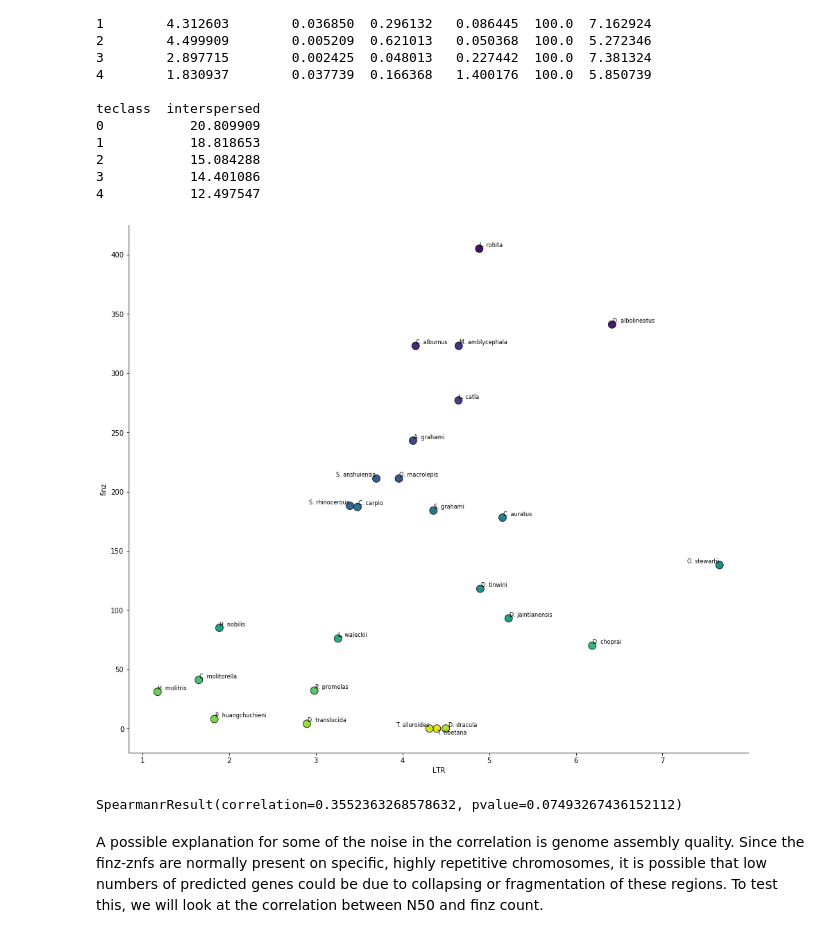
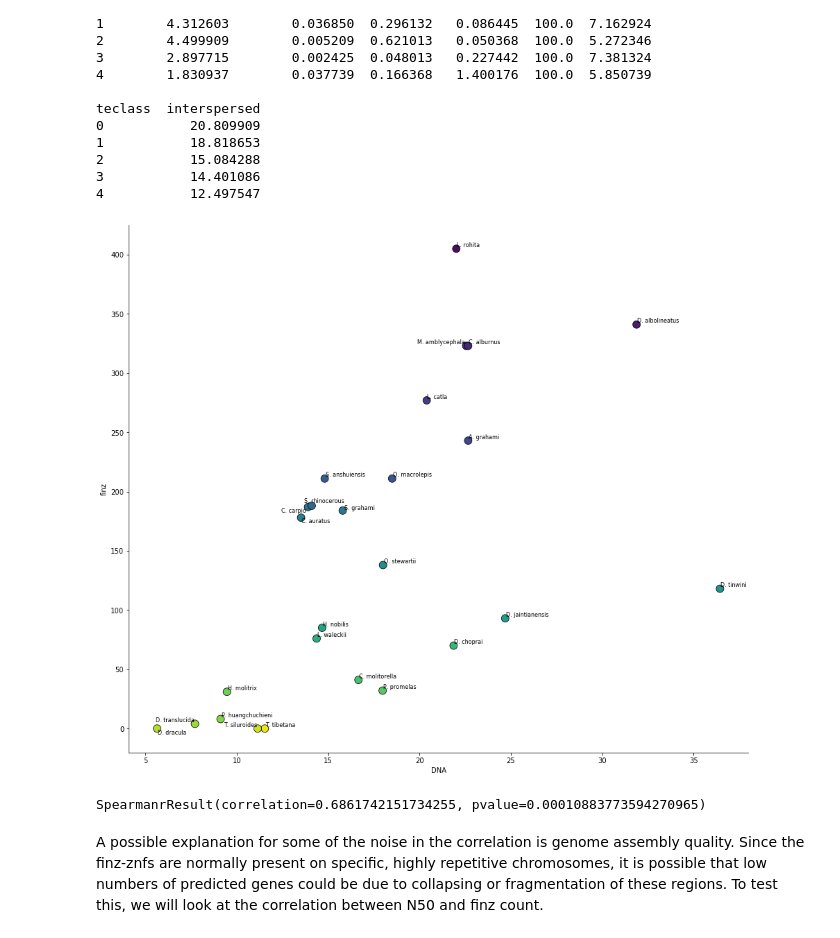
Before and after one commit to jonathan-wells/finz-znf, a Jupyter notebook: analysis/finz_te_correlation.ipynb, the cells around one changed output. Saved outputs shown, nothing was run; the diff lists cells and outputs as text; code cells hidden in the pictures.

```diff
--- a/analysis/finz_te_correlation.ipynb
+++ b/analysis/finz_te_correlation.ipynb
@@ -71,31 +72,31 @@ teclass  interspersed
 3           14.401086
 4           12.497547
 # %%
-column = 'LTR'
+column = 'DNA'
 fig, ax = plt.subplots(figsize=(16, 14))
 sns.scatterplot(data=count_df.loc[~count_df.species.isin(['Danio_rerio', 'Danio_aesculapii', 'Danio_kyathit'])],
                 x=column,
                 y='finz',
                 hue='species',
                 palette='viridis_r',
                 edgecolor='k',
                 s=120,
                 ax=ax)
 ax.get_legend().remove()
 
 labels = []
 for row in count_df.loc[~count_df.species.isin(['Danio_rerio', 'Danio_aesculapii', 'Danio_kyathit'])].iterrows():
     label = row[1]['species'].split('_')[0][0] +'. '+ row[1]['species'].split('_')[1]
     labels.append(ax.text(row[1][column], row[1]['finz'], label, size=8, va='center', ha='center'))
 adjust_text(labels)
 
 sns.despine()
 plt.show()
 print(stats.spearmanr(count_df.loc[~count_df.species.isin(['Danio_rerio', 'Danio_aesculapii', 'Danio_kyathit'])][column],
                       count_df.loc[~count_df.species.isin(['Danio_rerio', 'Danio_aesculapii', 'Danio_kyathit'])]['finz']))
 # %% [output]
-[figure, old version]
+[figure, new version]
-SpearmanrResult(correlation=0.3552363268578632, pvalue=0.07493267436152112)
+SpearmanrResult(correlation=0.6861742151734255, pvalue=0.00010883773594270965)
 # %% [markdown]
 A possible explanation for some of the noise in the correlation is genome assembly quality. Since the finz-znfs are normally present on specific, highly repetitive chromosomes, it is possible that low numbers of predicted genes could be due to collapsing or fragmentation of these regions. To test this, we will look at the correlation between N50 and finz count.
 # %%
```
Also changed, not shown: parts of 2 cells of this notebook, 6 other files.
